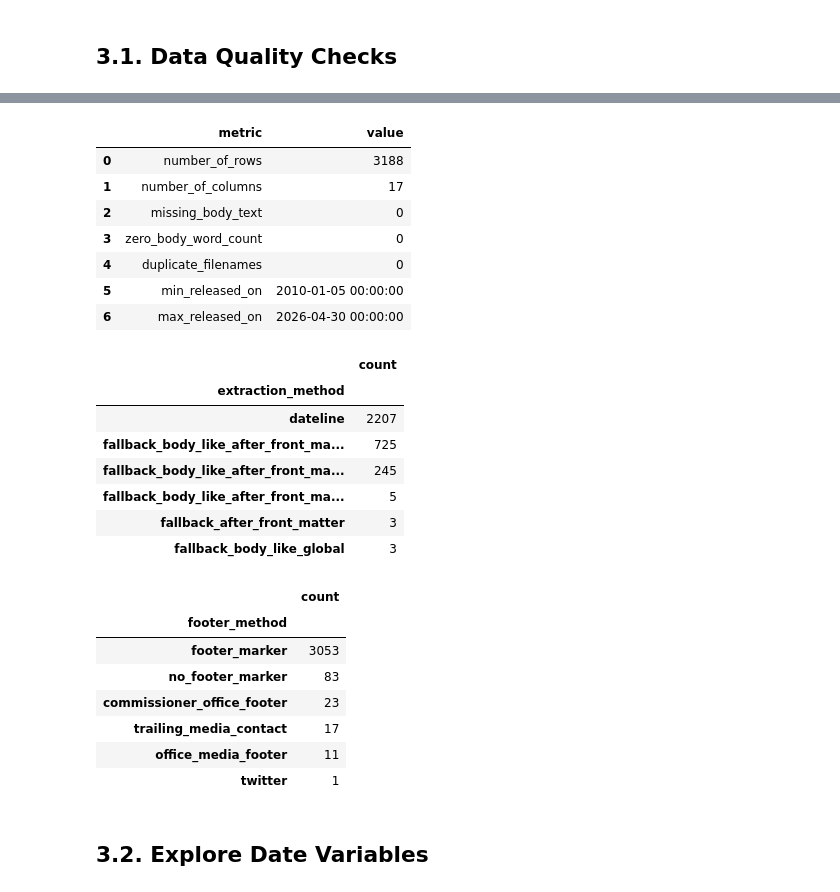
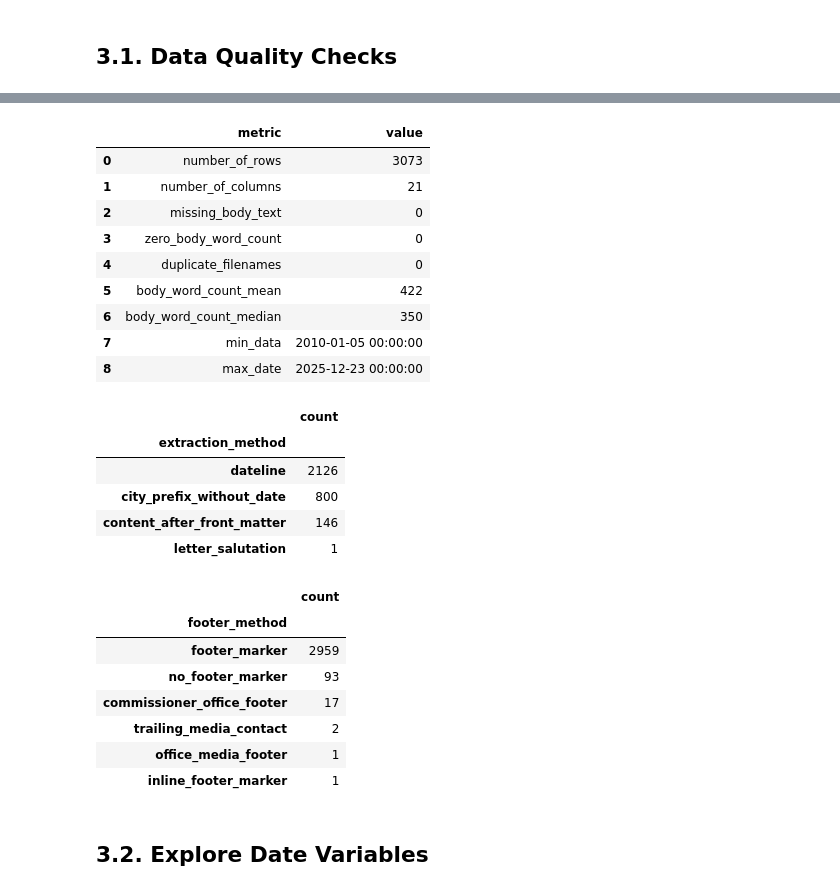
Before and after one commit to YoungbokYi/Text-Mining-FCC-Documents, a Jupyter notebook: Trend_Analysis.ipynb, the cells around one changed output, grey strips where cells are left out. Saved outputs shown, nothing was run; the diff lists cells and outputs as text; code cells hidden in the pictures.

```diff
--- a/Trend_Analysis.ipynb
+++ b/Trend_Analysis.ipynb
@@ -42,50 +51,63 @@ memory usage: 423.5+ KB
+# %%
+# Use released_on as the main document date.
+df['date'] = df['released_on'].fillna(df['issued_on'])
+df['date'] = pd.to_datetime(df['date'], errors='coerce')
+
+df['year'] = df['date'].dt.year
+df['quarter'] = df['date'].dt.to_period('Q').astype(str)
+df['month'] = df['date'].dt.to_period('M').astype(str)
+# %%
+# Keep documents from year 2010 to 2025
+df = df[df['year'].between(2010, 2025)]
 # %%
 qc_summary_dict = {
     'number_of_rows': df.shape[0],
     'number_of_columns': df.shape[1],
     'missing_body_text': df['body_text'].isna().sum(),
     'zero_body_word_count': (df['body_word_count'] == 0).sum(),
     'duplicate_filenames': df['filename'].duplicated().sum(),
-    'min_released_on': df['released_on'].min(),
-    'max_released_on': df['released_on'].max()
+    "body_word_count_mean": round(df["body_word_count"].mean()),
+    "body_word_count_median": int(df["body_word_count"].median()),
+    'min_data': df['date'].min(),
+    'max_date': df['date'].max()
 }
 
 qc_summary = pd.DataFrame(
     qc_summary_dict.items(),
     columns=['metric', 'value']
 )
 
 qc_summary
 # %% [output]
 |  | metric | value |
-| 0 | number_of_rows | 3188 |
-| 1 | number_of_columns | 17 |
+| 0 | number_of_rows | 3073 |
+| 1 | number_of_columns | 21 |
 | 2 | missing_body_text | 0 |
 | 3 | zero_body_word_count | 0 |
 | 4 | duplicate_filenames | 0 |
-| 5 | min_released_on | 2010-01-05 00:00:00 |
-| 6 | max_released_on | 2026-04-30 00:00:00 |
+| 5 | body_word_count_mean | 422 |
+| 6 | body_word_count_median | 350 |
+| 7 | min_data | 2010-01-05 00:00:00 |
+| 8 | max_date | 2025-12-23 00:00:00 |
 # %%
 df['extraction_method'].value_counts(dropna=False).rename('count').to_frame()
 # %% [output]
 |  | count |
 | extraction_method |  |
-| dateline | 2207 |
-| fallback_body_like_after_front_ma... | 725 |
-| fallback_body_like_after_front_ma... | 245 |
-| fallback_body_like_after_front_ma... | 5 |
-| fallback_after_front_matter | 3 |
-| fallback_body_like_global | 3 |
+| dateline | 2126 |
+| city_prefix_without_date | 800 |
+| content_after_front_matter | 146 |
+| letter_salutation | 1 |
 # %%
 df['footer_method'].value_counts(dropna=False).rename('count').to_frame()
 # %% [output]
 |  | count |
 | footer_method |  |
-| footer_marker | 3053 |
-| no_footer_marker | 83 |
-| commissioner_office_footer | 23 |
-| trailing_media_contact | 17 |
-| office_media_footer | 11 |
-| twitter | 1 |
+| footer_marker | 2959 |
+| no_footer_marker | 93 |
+| commissioner_office_footer | 17 |
+| trailing_media_contact | 2 |
+| office_media_footer | 1 |
+| inline_footer_marker | 1 |
 # %% [markdown]
 ## 3.2. Explore Date Variables
```
Also changed, not shown: parts of 66 cells of this notebook.
